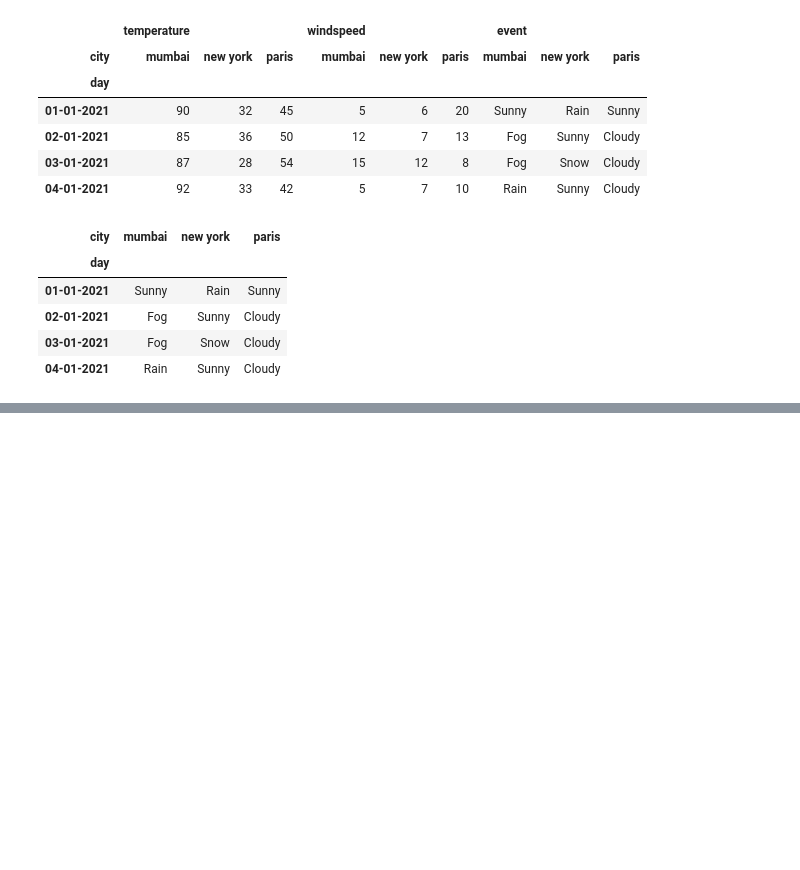
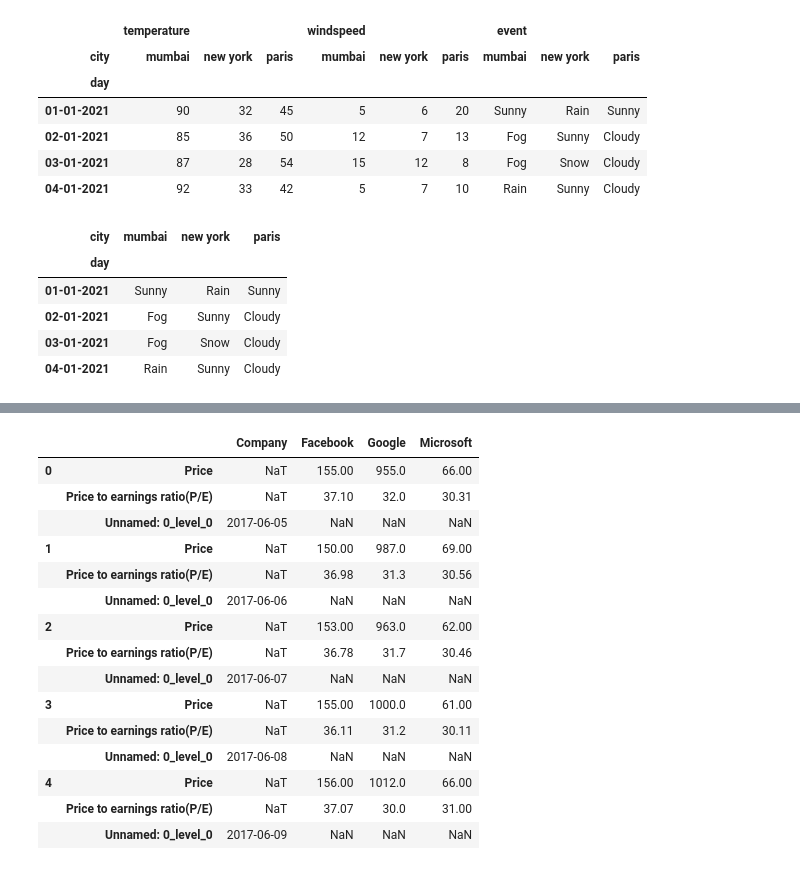
Before and after one commit to vinaykakanuru/pandas_lib_operations, a Jupyter notebook: pandas_operations.ipynb, the cells around one changed output, grey strips where cells are left out. Cells and saved outputs as stored; diff of their text form; code cells hidden in the pictures; blank space fills up the shorter version.

```diff
--- a/pandas_operations.ipynb
+++ b/pandas_operations.ipynb
@@ -1041,0 +1188,3 @@ df.pivot(index='day', columns='city', values='event')
+# %%
+df = pd.read_excel('stack_on_Stocks.xlsx', header=[0,1])
+df
@@ -1041,0 +1220,19 @@ df.pivot(index='day', columns='city', values='event')
+# %%
+df.stack(level=0, dropna=True)
+# %% [output]
+|  |  | Company | Facebook | Google | Microsoft |
+| 0 | Price | NaT | 155.00 | 955.0 | 66.00 |
+|  | Price to earnings ratio(P/E) | NaT | 37.10 | 32.0 | 30.31 |
+|  | Unnamed: 0_level_0 | 2017-06-05 | NaN | NaN | NaN |
+| 1 | Price | NaT | 150.00 | 987.0 | 69.00 |
+|  | Price to earnings ratio(P/E) | NaT | 36.98 | 31.3 | 30.56 |
+|  | Unnamed: 0_level_0 | 2017-06-06 | NaN | NaN | NaN |
+| 2 | Price | NaT | 153.00 | 963.0 | 62.00 |
+|  | Price to earnings ratio(P/E) | NaT | 36.78 | 31.7 | 30.46 |
+|  | Unnamed: 0_level_0 | 2017-06-07 | NaN | NaN | NaN |
+| 3 | Price | NaT | 155.00 | 1000.0 | 61.00 |
+|  | Price to earnings ratio(P/E) | NaT | 36.11 | 31.2 | 30.11 |
+|  | Unnamed: 0_level_0 | 2017-06-08 | NaN | NaN | NaN |
+| 4 | Price | NaT | 156.00 | 1012.0 | 66.00 |
+|  | Price to earnings ratio(P/E) | NaT | 37.07 | 30.0 | 31.00 |
+|  | Unnamed: 0_level_0 | 2017-06-09 | NaN | NaN | NaN |
```
Also changed, not shown: parts of 20 cells of this notebook, 1 other file.
